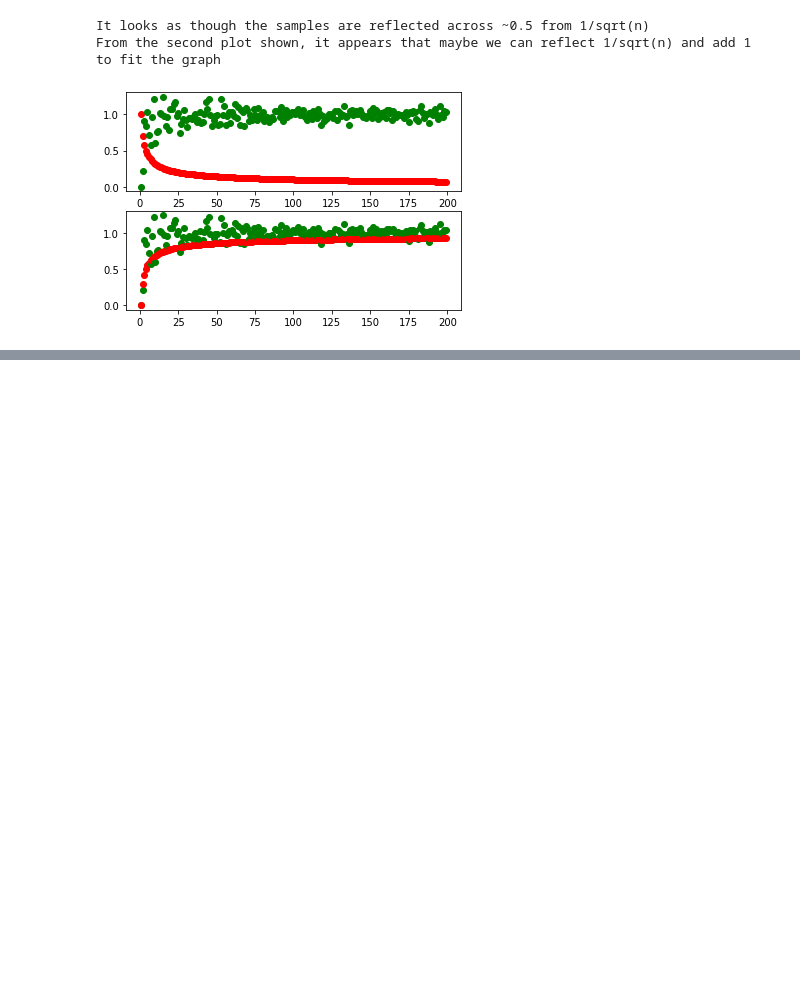
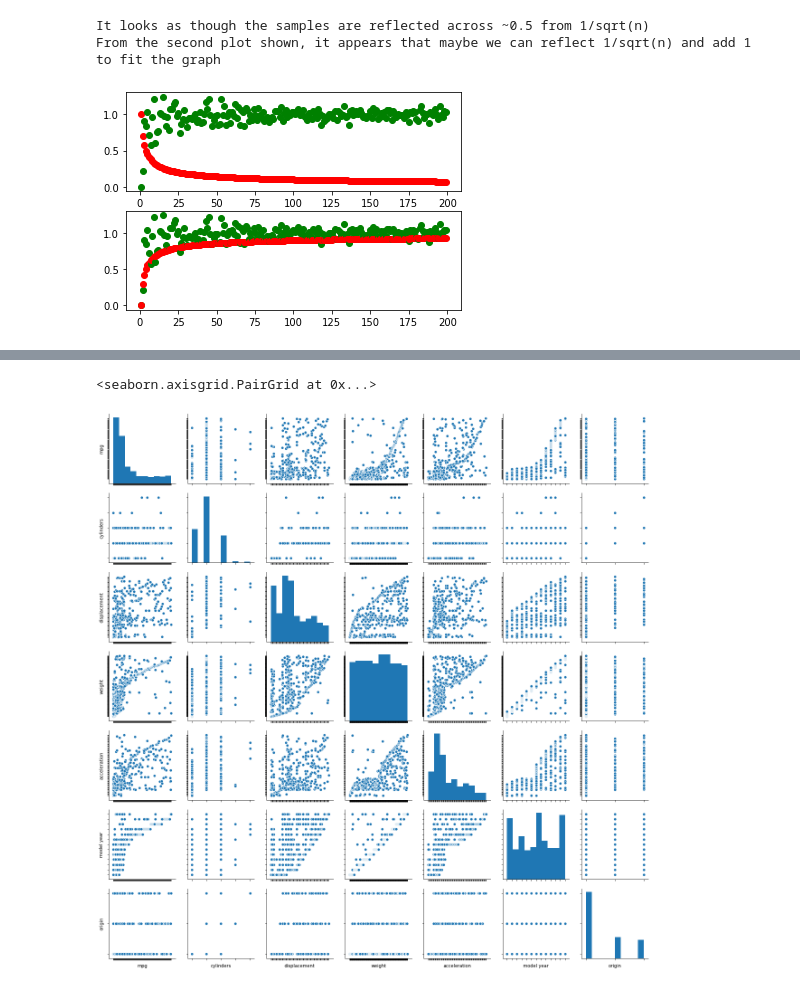
Before and after one commit to johnson0310/EE460J, a Jupyter notebook: lab2/Lab2.ipynb, the cells around one changed output, grey strips where cells are left out. Saved outputs shown, nothing was run; the diff lists cells and outputs as text; code cells hidden in the pictures; blank space fills up the shorter version.

```diff
--- a/lab2/Lab2.ipynb
+++ b/lab2/Lab2.ipynb
@@ -295,0 +301,48 @@ From the second plot shown, it appears that maybe we can reflect 1/sqrt(n) and a
+# %%
+auto_mpg_file = 'auto-mpg.data'
+auto_mpg_data = open(auto_mpg_file, 'r').readlines()
+
+auto_mpg_dict = {
+    'mpg': [],
+    'cylinders': [],
+    'displacement': [],
+    'horsepower': [],
+    'weight': [],
+    'acceleration': [],
+    'model_year': [],
+    'origin': [],
+    'car name': []
+}
+
+
+for i in auto_mpg_data:
+    split_data = (i.strip().split('\t'))
+    auto_mpg_dict['car name'].append(split_data[1])
+    other_vals = split_data[0].split()
+    auto_mpg_dict['mpg'].append(other_vals[0])
+    auto_mpg_dict['cylinders'].append(other_vals[1])
+    auto_mpg_dict['displacement'].append(other_vals[2])
+    auto_mpg_dict['horsepower'].append(other_vals[3])
+    auto_mpg_dict['weight'].append(other_vals[4])
+    auto_mpg_dict['acceleration'].append(other_vals[5])
+    auto_mpg_dict['model_year'].append(other_vals[6])
+    auto_mpg_dict['origin'].append(other_vals[7])
+
+auto_mpg = pd.DataFrame(auto_mpg_dict)
+auto_mpg = auto_mpg.replace('?', 0.0)
+auto_mpg.mpg = auto_mpg.mpg.astype(float)
+auto_mpg.cylinders = auto_mpg.cylinders.astype(float)
+auto_mpg.displacement = auto_mpg.displacement.astype(float)
+auto_mpg.horsepower = auto_mpg.horsepower.astype(float)
+auto_mpg.weight = auto_mpg.weight.astype(float)
+auto_mpg.acceleration = auto_mpg.acceleration.astype(float)
+auto_mpg.model_year = auto_mpg.model_year.astype(float)
+auto_mpg.origin = auto_mpg.origin.astype(float)
+
+
+plot = sns.pairplot(auto_mpg_limited)
+plot.set(xticklabels=[])
+plot.set(yticklabels=[])
+# %% [output]
+<seaborn.axisgrid.PairGrid at 0x...>
+[figure, added]
```
Also changed, not shown: parts of 15 cells of this notebook, 3 other files.
